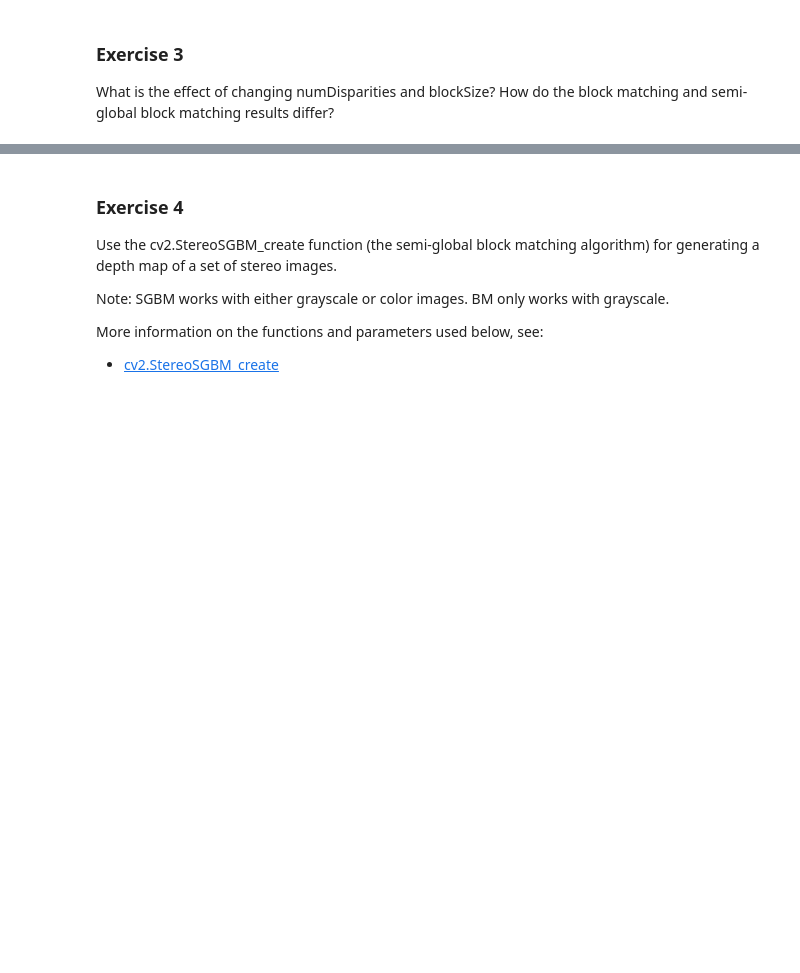
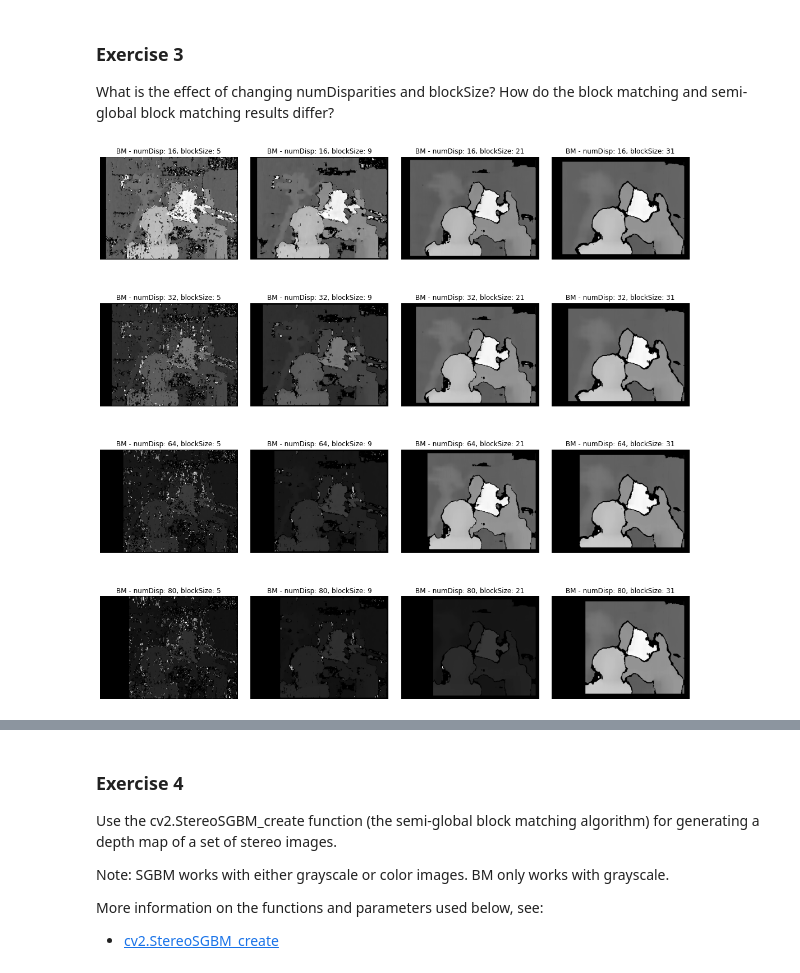
Before and after one commit to DataScienceDec/cv_sem2_2023, a Jupyter notebook: week8/worksheet08.ipynb, the cells around one changed output, grey strips where cells are left out. Saved outputs shown, nothing was run; the diff lists cells and outputs as text; code cells hidden in the pictures; blank space fills up the shorter version.

```diff
--- a/week8/worksheet08.ipynb
+++ b/week8/worksheet08.ipynb
@@ -443,3 +506,46 @@ plt.show()
 ### Exercise 3
 
 What is the effect of changing numDisparities and blockSize? How do the block matching and semi-global block matching results differ?
+# %%
+import os
+import cv2
+import numpy as np
+import matplotlib.pyplot as plt
+
+# Read in images from a filepath as grayscale
+imgL = cv2.imread(os.path.join(rootpath, "tsukuba_l.png"), cv2.IMREAD_GRAYSCALE)
+imgR = cv2.imread(os.path.join(rootpath, "tsukuba_r.png"), cv2.IMREAD_GRAYSCALE)
+
+def compute_disparity(imgL, imgR, num_disp, block_size):
+    stereo = cv2.StereoBM_create(numDisparities=num_disp, blockSize=block_size)
+    disparity = stereo.compute(imgL, imgR)
+    min_val = disparity.min()
+    max_val = disparity.max()
+    disparity = ((disparity - min_val) / (max_val - min_val) * 255).astype(np.uint8)
+    return disparity
+
+# Define different values for num_disparities and block_sizes
+num_disparities_values = [16, 32, 64, 80]
+block_sizes_values = [5, 9, 21, 31]
+
+# Determine the size of the grid for plotting
+grid_rows = len(num_disparities_values)
+grid_cols = len(block_sizes_values)  # Only BM
+
+plt.subplots(figsize=(15, 15))
+
+for i, num_disp in enumerate(num_disparities_values):
+    for j, block_size in enumerate(block_sizes_values):
+        # Compute disparity using BM
+        disparityBM = compute_disparity(imgL, imgR, num_disp, block_size)
+
+        # Plot the results
+        plt.subplot(grid_rows, grid_cols, i * grid_cols + j + 1)
+        plt.imshow(disparityBM, 'gray')
+        plt.title(f'BM - numDisp: {num_disp}, blockSize: {block_size}')
+        plt.axis('off')
+
+plt.tight_layout()
+plt.show()
+# %% [output]
+[figure, added]
```
Also changed, not shown: parts of 15 cells of this notebook.
